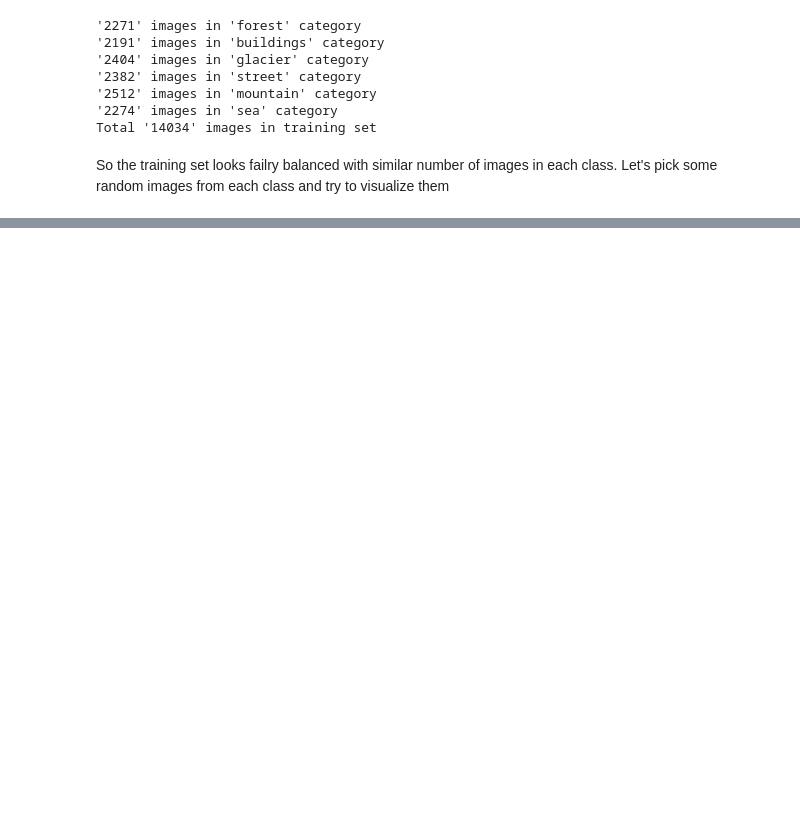
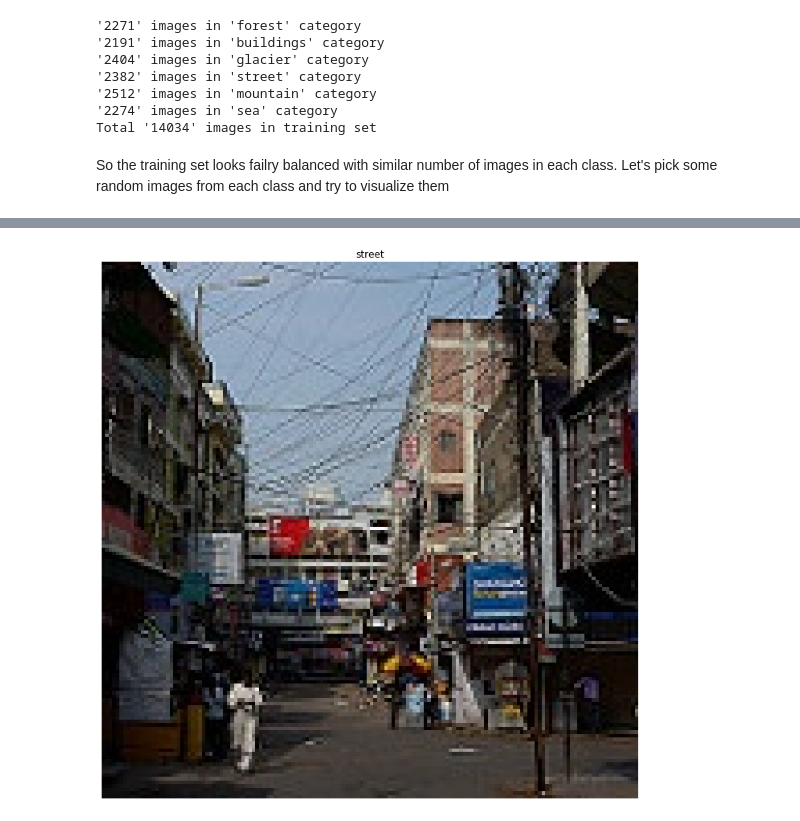
Before and after one commit to KarthikKothareddy/intel_image_classification, a Jupyter notebook: intel_image_classification.ipynb, the cells around one changed output, grey strips where cells are left out. Saved outputs shown, nothing was run; the diff lists cells and outputs as text; code cells hidden in the pictures; blank space fills up the shorter version.

```diff
--- a/intel_image_classification.ipynb
+++ b/intel_image_classification.ipynb
@@ -76,0 +79,8 @@ display(classes, columns)
+# %%
+# let us read a random image from a class and examine it for preprocessing
+
+key = random.choice(list(classes.items()))[0]
+image = random.sample(list(classes[key]), 1)
+display({key:image}, 1)
+# %% [output]
+[figure, added]
```
Also changed, not shown: parts of 1 cell of this notebook.
